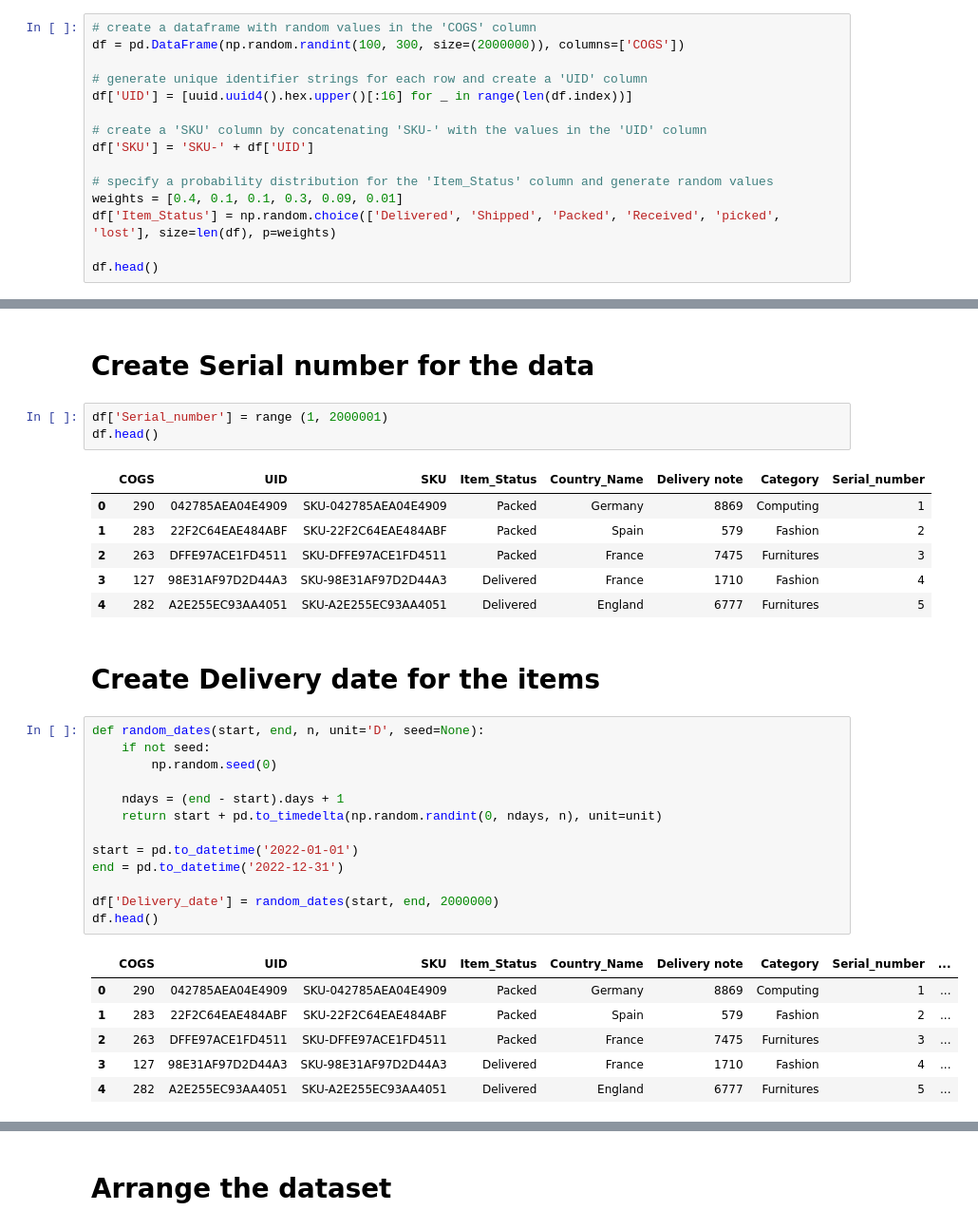
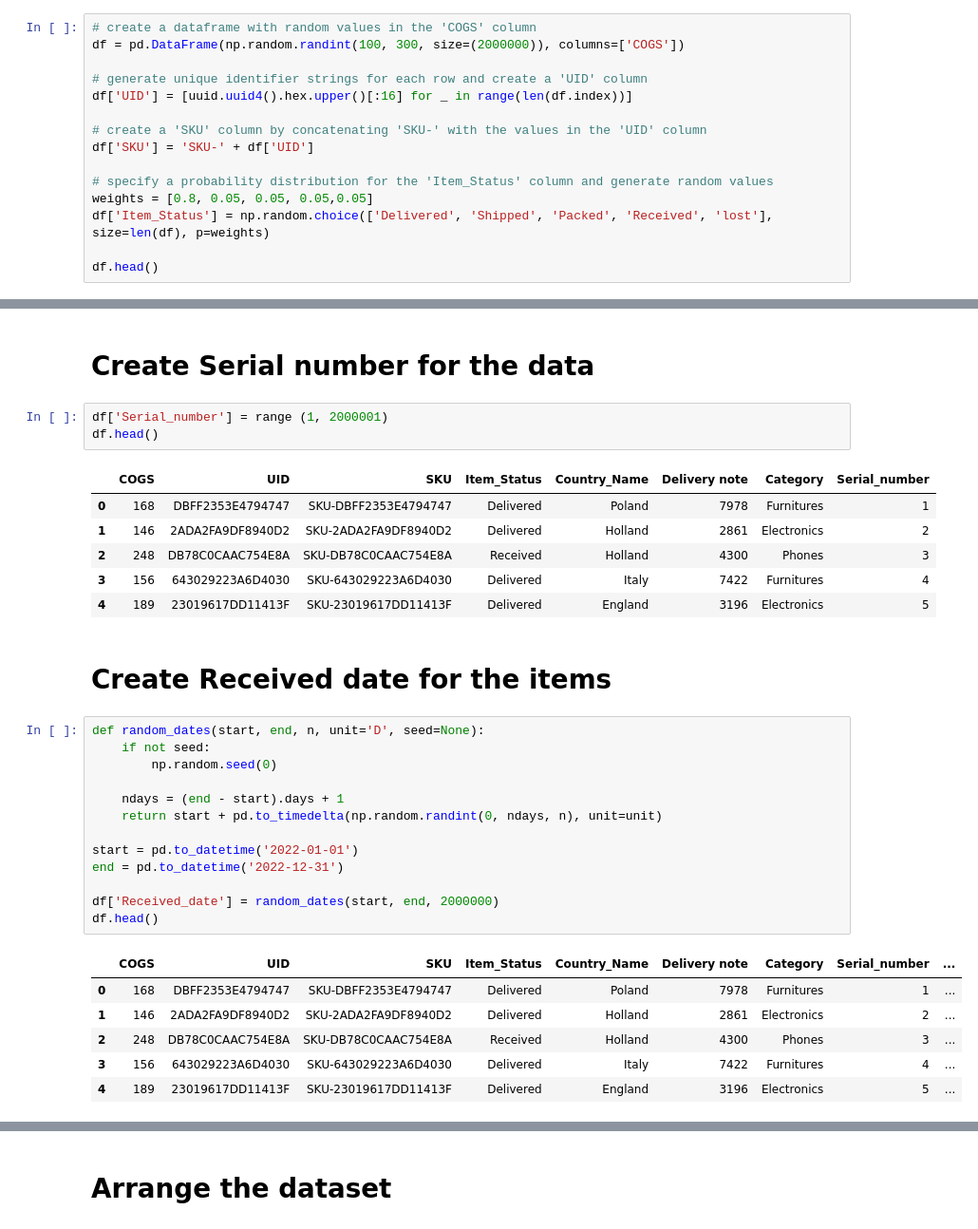
Before and after one commit to A-Moniem/Inventory-Management, a Jupyter notebook: Creating Inventory Dataset.ipynb, the cells around one changed output, grey strips where cells are left out. Shown: that part at 95% size. Cells and saved outputs as stored; diff of their text form.

```diff
--- a/Creating Inventory Dataset.ipynb
+++ b/Creating Inventory Dataset.ipynb
@@ -24,8 +24,8 @@ df['UID'] = [uuid.uuid4().hex.upper()[:16] for _ in range(len(df.index))]
 df['SKU'] = 'SKU-' + df['UID']
 
 # specify a probability distribution for the 'Item_Status' column and generate random values
-weights = [0.4, 0.1, 0.1, 0.3, 0.09, 0.01]
-df['Item_Status'] = np.random.choice(['Delivered', 'Shipped', 'Packed', 'Received', 'picked', 'lost'], size=len(df), p=weights)
+weights = [0.8, 0.05, 0.05, 0.05,0.05]
+df['Item_Status'] = np.random.choice(['Delivered', 'Shipped', 'Packed', 'Received', 'lost'], size=len(df), p=weights)
 
 df.head()
 # %% [output]
@@ -93,31 +93,31 @@ df['Serial_number'] = range (1, 2000001)
 df.head()
 # %% [output]
 |  | COGS | UID | SKU | Item_Status | Country_Name | Delivery note | Category | Serial_number |
-| 0 | 290 | 042785AEA04E4909 | SKU-042785AEA04E4909 | Packed | Germany | 8869 | Computing | 1 |
-| 1 | 283 | 22F2C64EAE484ABF | SKU-22F2C64EAE484ABF | Packed | Spain | 579 | Fashion | 2 |
-| 2 | 263 | DFFE97ACE1FD4511 | SKU-DFFE97ACE1FD4511 | Packed | France | 7475 | Furnitures | 3 |
-| 3 | 127 | 98E31AF97D2D44A3 | SKU-98E31AF97D2D44A3 | Delivered | France | 1710 | Fashion | 4 |
-| 4 | 282 | A2E255EC93AA4051 | SKU-A2E255EC93AA4051 | Delivered | England | 6777 | Furnitures | 5 |
+| 0 | 168 | DBFF2353E4794747 | SKU-DBFF2353E4794747 | Delivered | Poland | 7978 | Furnitures | 1 |
+| 1 | 146 | 2ADA2FA9DF8940D2 | SKU-2ADA2FA9DF8940D2 | Delivered | Holland | 2861 | Electronics | 2 |
+| 2 | 248 | DB78C0CAAC754E8A | SKU-DB78C0CAAC754E8A | Received | Holland | 4300 | Phones | 3 |
+| 3 | 156 | 643029223A6D4030 | SKU-643029223A6D4030 | Delivered | Italy | 7422 | Furnitures | 4 |
+| 4 | 189 | 23019617DD11413F | SKU-23019617DD11413F | Delivered | England | 3196 | Electronics | 5 |
 # %% [markdown]
-# Create Delivery date for the items
+# Create Received date for the items
 # %%
 def random_dates(start, end, n, unit='D', seed=None):
     if not seed:
         np.random.seed(0)
 
     ndays = (end - start).days + 1
     return start + pd.to_timedelta(np.random.randint(0, ndays, n), unit=unit)
 
 start = pd.to_datetime('2022-01-01')
 end = pd.to_datetime('2022-12-31')
 
-df['Delivery_date'] = random_dates(start, end, 2000000)
+df['Received_date'] = random_dates(start, end, 2000000)
 df.head()
 # %% [output]
 |  | COGS | UID | SKU | Item_Status | Country_Name | Delivery note | Category | Serial_number | ... |
-| 0 | 290 | 042785AEA04E4909 | SKU-042785AEA04E4909 | Packed | Germany | 8869 | Computing | 1 | ... |
-| 1 | 283 | 22F2C64EAE484ABF | SKU-22F2C64EAE484ABF | Packed | Spain | 579 | Fashion | 2 | ... |
-| 2 | 263 | DFFE97ACE1FD4511 | SKU-DFFE97ACE1FD4511 | Packed | France | 7475 | Furnitures | 3 | ... |
-| 3 | 127 | 98E31AF97D2D44A3 | SKU-98E31AF97D2D44A3 | Delivered | France | 1710 | Fashion | 4 | ... |
-| 4 | 282 | A2E255EC93AA4051 | SKU-A2E255EC93AA4051 | Delivered | England | 6777 | Furnitures | 5 | ... |
+| 0 | 168 | DBFF2353E4794747 | SKU-DBFF2353E4794747 | Delivered | Poland | 7978 | Furnitures | 1 | ... |
+| 1 | 146 | 2ADA2FA9DF8940D2 | SKU-2ADA2FA9DF8940D2 | Delivered | Holland | 2861 | Electronics | 2 | ... |
+| 2 | 248 | DB78C0CAAC754E8A | SKU-DB78C0CAAC754E8A | Received | Holland | 4300 | Phones | 3 | ... |
+| 3 | 156 | 643029223A6D4030 | SKU-643029223A6D4030 | Delivered | Italy | 7422 | Furnitures | 4 | ... |
+| 4 | 189 | 23019617DD11413F | SKU-23019617DD11413F | Delivered | England | 3196 | Electronics | 5 | ... |
 # %% [markdown]
```
Also changed, not shown: parts of 8 cells of this notebook, 1 other file.
